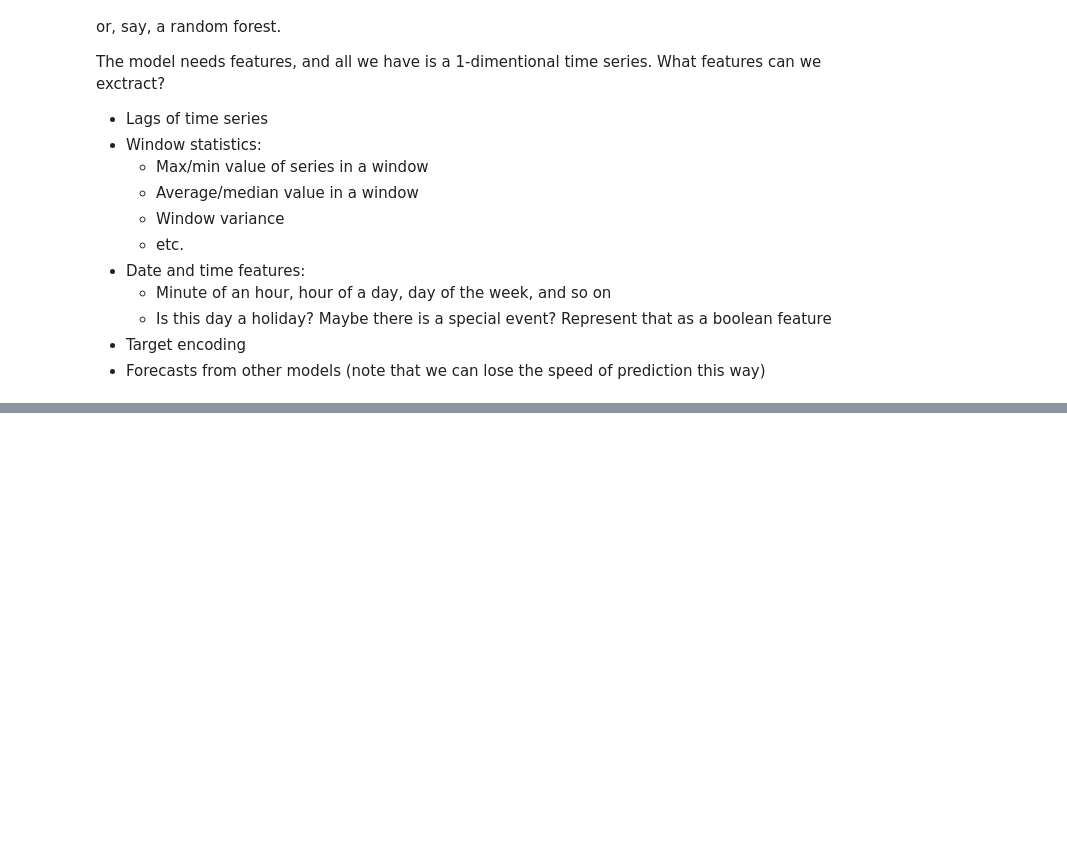
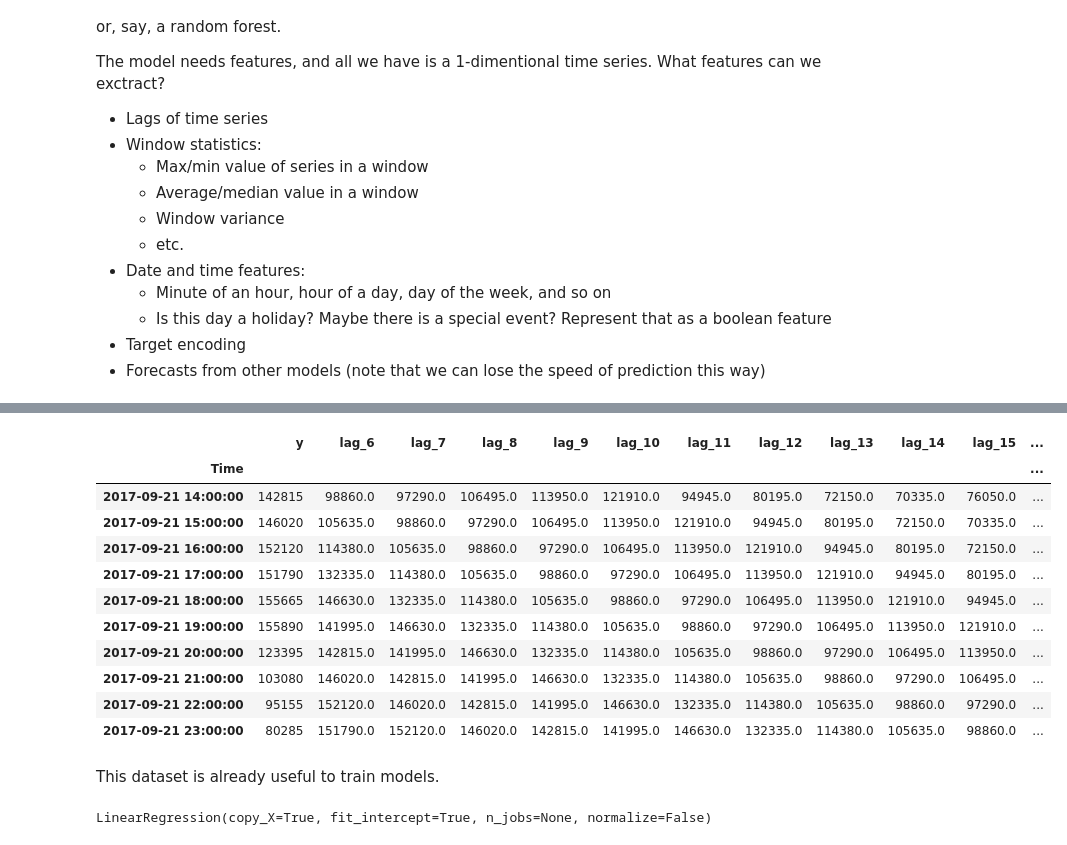
Before and after one commit to RedOx22/real-world-machine-learning, a Jupyter notebook: Using_ML_Regressors_for_Time_Series_Analysis.ipynb, the cells around one changed output, grey strips where cells are left out. Cells and saved outputs as stored; diff of their text form; code cells hidden in the pictures; blank space fills up the shorter version.

```diff
--- a/Using_ML_Regressors_for_Time_Series_Analysis.ipynb
+++ b/Using_ML_Regressors_for_Time_Series_Analysis.ipynb
@@ -122,0 +127,26 @@ The model needs features, and all we have is a 1-dimentional time series. What f
+# %%
+# Creating a copy of the initial dataframe to make various transformations
+data = pd.DataFrame(ads.Ads.copy())
+data.columns = ["y"]
+# %%
+# Adding the lag of the target variable from 6 steps back up to 24
+for i in range(6, 25):
+    data["lag_{}".format(i)] = data.y.shift(i)
+# %%
+# take a look at the new dataframe , TimeSeries shift has created shifted copies of n periods
+data.tail(10)
+# %% [output]
+|  | y | lag_6 | lag_7 | lag_8 | lag_9 | lag_10 | lag_11 | lag_12 | lag_13 | lag_14 | lag_15 | ... |
+| Time |  |  |  |  |  |  |  |  |  |  |  | ... |
+| 2017-09-21 14:00:00 | 142815 | 98860.0 | 97290.0 | 106495.0 | 113950.0 | 121910.0 | 94945.0 | 80195.0 | 72150.0 | 70335.0 | 76050.0 | ... |
+| 2017-09-21 15:00:00 | 146020 | 105635.0 | 98860.0 | 97290.0 | 106495.0 | 113950.0 | 121910.0 | 94945.0 | 80195.0 | 72150.0 | 70335.0 | ... |
+| 2017-09-21 16:00:00 | 152120 | 114380.0 | 105635.0 | 98860.0 | 97290.0 | 106495.0 | 113950.0 | 121910.0 | 94945.0 | 80195.0 | 72150.0 | ... |
+| 2017-09-21 17:00:00 | 151790 | 132335.0 | 114380.0 | 105635.0 | 98860.0 | 97290.0 | 106495.0 | 113950.0 | 121910.0 | 94945.0 | 80195.0 | ... |
+| 2017-09-21 18:00:00 | 155665 | 146630.0 | 132335.0 | 114380.0 | 105635.0 | 98860.0 | 97290.0 | 106495.0 | 113950.0 | 121910.0 | 94945.0 | ... |
+| 2017-09-21 19:00:00 | 155890 | 141995.0 | 146630.0 | 132335.0 | 114380.0 | 105635.0 | 98860.0 | 97290.0 | 106495.0 | 113950.0 | 121910.0 | ... |
+| 2017-09-21 20:00:00 | 123395 | 142815.0 | 141995.0 | 146630.0 | 132335.0 | 114380.0 | 105635.0 | 98860.0 | 97290.0 | 106495.0 | 113950.0 | ... |
+| 2017-09-21 21:00:00 | 103080 | 146020.0 | 142815.0 | 141995.0 | 146630.0 | 132335.0 | 114380.0 | 105635.0 | 98860.0 | 97290.0 | 106495.0 | ... |
+| 2017-09-21 22:00:00 | 95155 | 152120.0 | 146020.0 | 142815.0 | 141995.0 | 146630.0 | 132335.0 | 114380.0 | 105635.0 | 98860.0 | 97290.0 | ... |
+| 2017-09-21 23:00:00 | 80285 | 151790.0 | 152120.0 | 146020.0 | 142815.0 | 141995.0 | 146630.0 | 132335.0 | 114380.0 | 105635.0 | 98860.0 | ... |
+# %% [markdown]
+This dataset is already useful to train models.
@@ -122,0 +182,6 @@ The model needs features, and all we have is a 1-dimentional time series. What f
+# %%
+# machine learning in two lines
+lr = LinearRegression()
+lr.fit(X_train, y_train)
+# %% [output]
+LinearRegression(copy_X=True, fit_intercept=True, n_jobs=None, normalize=False)
```
Also changed, not shown: parts of 15 cells of this notebook.
